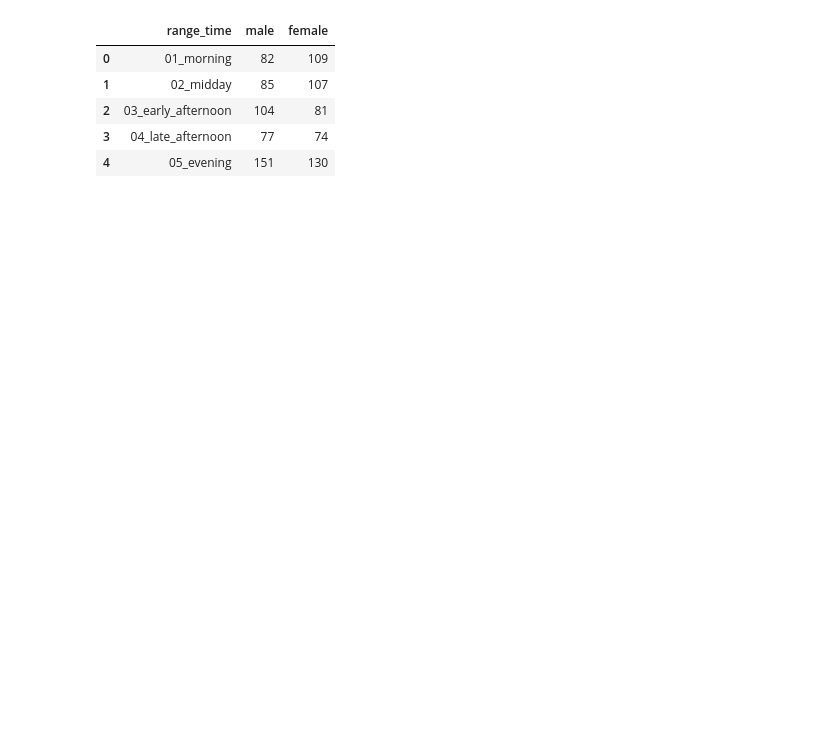
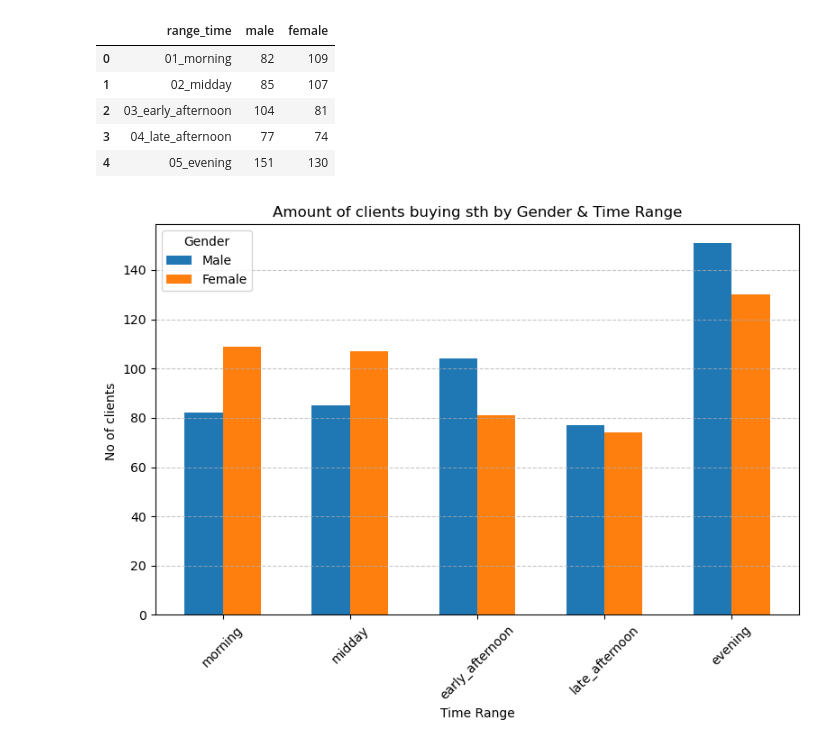
Before and after one commit to KLoVi/SQL-from-data-to-insight--mini-project-, a Jupyter notebook: Visualizations_from SQL.ipynb, the cells around one changed output. Cells and saved outputs as stored; diff of their text form; code cells hidden in the pictures; blank space fills up the shorter version.

```diff
--- a/Visualizations_from SQL.ipynb
+++ b/Visualizations_from SQL.ipynb
@@ -63,3 +160,40 @@ df_4
 | 2 | 03_early_afternoon | 104 | 81 |
 | 3 | 04_late_afternoon | 77 | 74 |
 | 4 | 05_evening | 151 | 130 |
+# %%
+# Step 1: Create a DataFrame
+data = {
+    'range_time': ['morning', 'midday', 'early_afternoon', 'late_afternoon', 'evening'],
+    'male': [82, 85, 104, 77, 151],
+    'female': [109, 107, 81, 74, 130]
+}
+
+df = pd.DataFrame(data)
+
+# Step 2: Plot the data
+fig, ax = plt.subplots(figsize=(8, 6))
+
+# Define the bar width and positions
+bar_width = 0.3
+index = np.arange(len(df['range_time']))
+
+# Plot male data
+ax.bar(index, df['male'], bar_width, label='Male')
+
+# Plot female data with an offset to the right
+ax.bar(index + bar_width, df['female'], bar_width, label='Female')
+
+# Customize the plot
+ax.set_xlabel('Time Range')
+ax.set_ylabel('No of clients ')
+ax.set_title('Amount of clients buying sth by Gender & Time Range')
+ax.set_xticks(index + bar_width / 2)
+ax.set_xticklabels(df['range_time'], rotation=45)
+ax.legend(title='Gender')
+ax.grid(axis='y', linestyle='--', alpha=0.7)
+
+# Show the plot
+plt.tight_layout()
+plt.show()
+# %% [output]
+[figure, added]
```
Also changed, not shown: parts of 4 cells of this notebook, 1 other file.
